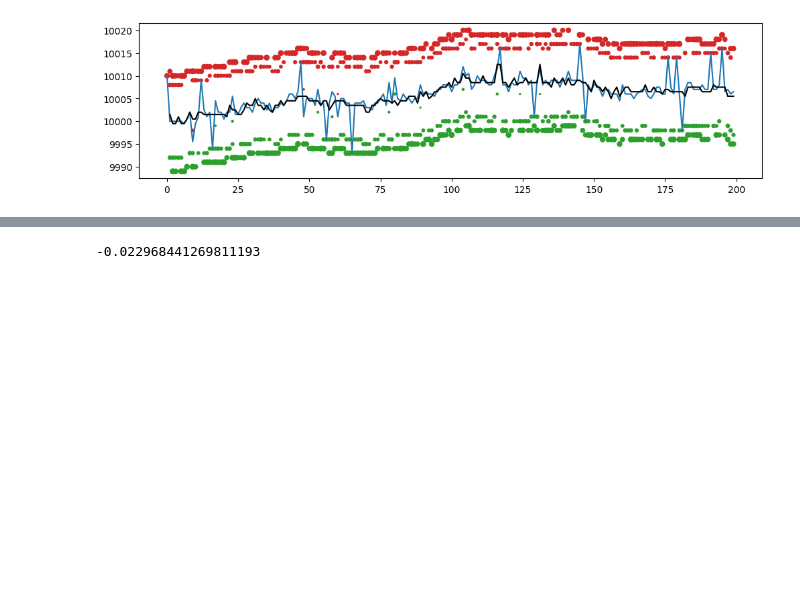
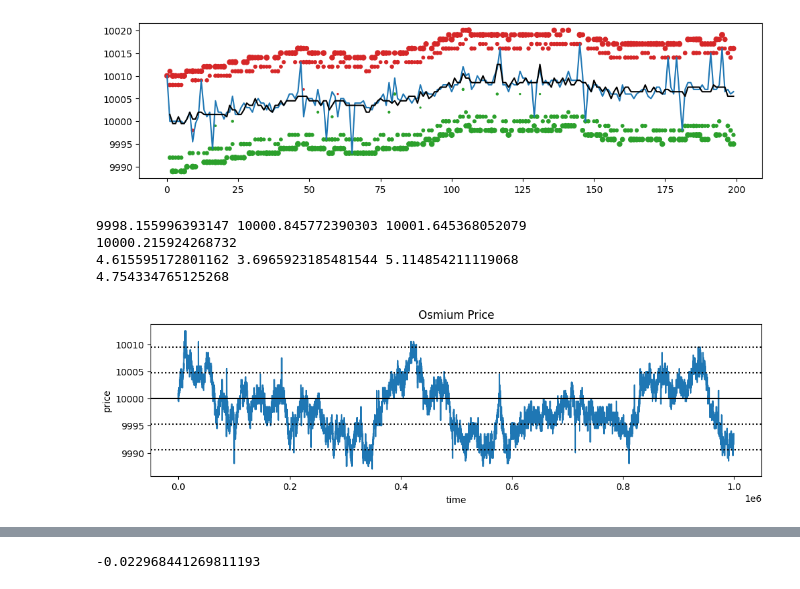
Before and after one commit to aemilani/imc-prosperity-4, a Jupyter notebook: notebooks/algo_1.ipynb, the cells around one changed output, grey strips where cells are left out. Saved outputs shown, nothing was run; the diff lists cells and outputs as text; code cells hidden in the pictures; blank space fills up the shorter version.

```diff
--- a/notebooks/algo_1.ipynb
+++ b/notebooks/algo_1.ipynb
@@ -317,3 +318,30 @@ plt.plot(price_osmium_clean.iloc[:200]['timestamp']//100, price_osmium_clean.ilo
 plt.show()
 # %% [output]
 [figure]
+# %%
+print(price_osmium_clean['filtered_mid'].mean(), price_osmium_clean_1['filtered_mid'].mean(), price_osmium_clean_2['filtered_mid'].mean())
+print(pd.concat([price_osmium_clean['filtered_mid'], price_osmium_clean_1['filtered_mid'], price_osmium_clean_2['filtered_mid']]).reset_index(drop=True).mean())
+print(price_osmium_clean['filtered_mid'].std(), price_osmium_clean_1['filtered_mid'].std(), price_osmium_clean_2['filtered_mid'].std())
+print(pd.concat([price_osmium_clean['filtered_mid'], price_osmium_clean_1['filtered_mid'], price_osmium_clean_2['filtered_mid']]).reset_index(drop=True).std())
+# %% [output]
+9998.155996393147 10000.845772390303 10001.645368052079
+10000.215924268732
+4.615595172801162 3.6965923185481544 5.114854211119068
+4.754334765125268
+# %%
+osmium_mean = 10000
+osmium_std = 4.75
+# %%
+plt.figure(figsize=(12, 3))
+plt.plot(price_osmium_clean['timestamp'], price_osmium_clean['filtered_mid'])
+plt.axhline(osmium_mean, c='k')
+plt.axhline(osmium_mean + 1 * osmium_std, c='k', linestyle='dotted')
+plt.axhline(osmium_mean - 1 * osmium_std, c='k', linestyle='dotted')
+plt.axhline(osmium_mean + 2 * osmium_std, c='k', linestyle='dotted')
+plt.axhline(osmium_mean - 2 * osmium_std, c='k', linestyle='dotted')
+plt.title('Osmium Price')
+plt.xlabel('time')
+plt.ylabel('price')
+plt.show()
+# %% [output]
+[figure, added]
```
Also changed, not shown: parts of 7 cells of this notebook, 6 other files.
